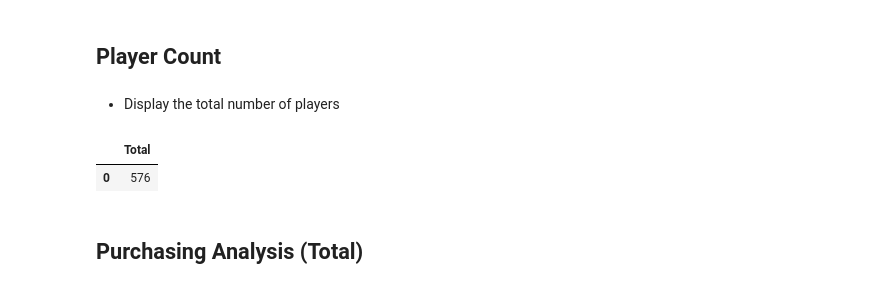
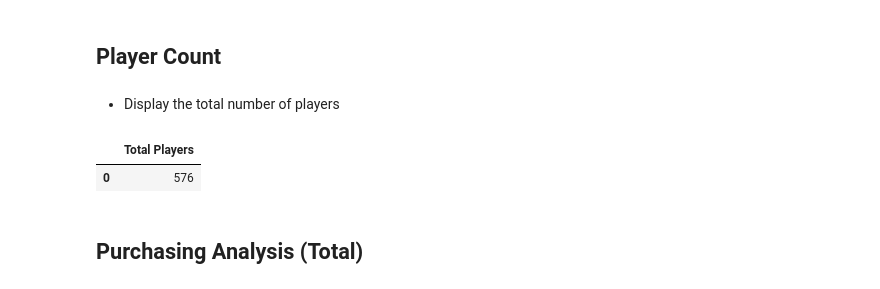
Before and after one commit to mrcjbf/pandas-homework, a Jupyter notebook: HeroesOfPymoli/heros_copy.ipynb, the cells around one changed output. Cells and saved outputs as stored; diff of their text form; code cells hidden in the pictures.

```diff
--- a/HeroesOfPymoli/heros_copy.ipynb
+++ b/HeroesOfPymoli/heros_copy.ipynb
@@ -32,16 +32,16 @@ purchase_data.head()
 # %%
 #get rid of unneeded columns and repeat data
 df_unique = purchase_data[["SN","Gender", "Age"]].drop_duplicates()
 df_unique.set_index(["SN"],drop=True, inplace=True)
 
 #total players
-totalPlayers = df_Unique["Gender"].count()
+totalPlayers = df_unique["Gender"].count()
 
-df_total = pd.DataFrame(columns=['Total'])
+df_total = pd.DataFrame(columns=['Total Players'])
 df_total.loc[0] = totalPlayers
 df_total
 # %% [output]
-|  | Total |
+|  | Total Players |
 | 0 | 576 |
 # %% [markdown]
 ## Purchasing Analysis (Total)
```
Also changed, not shown: parts of 3 cells of this notebook.
